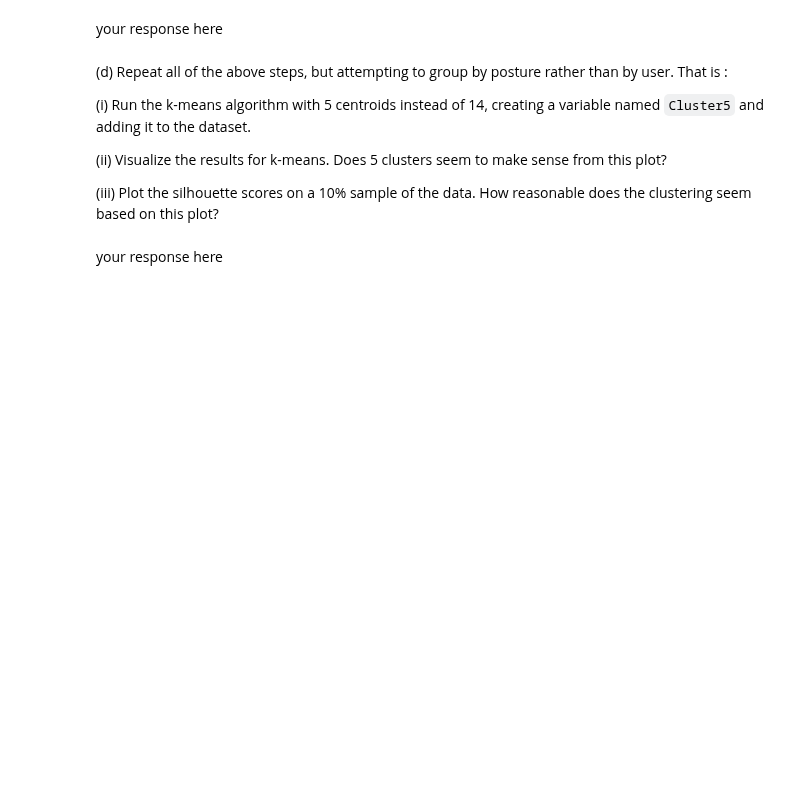
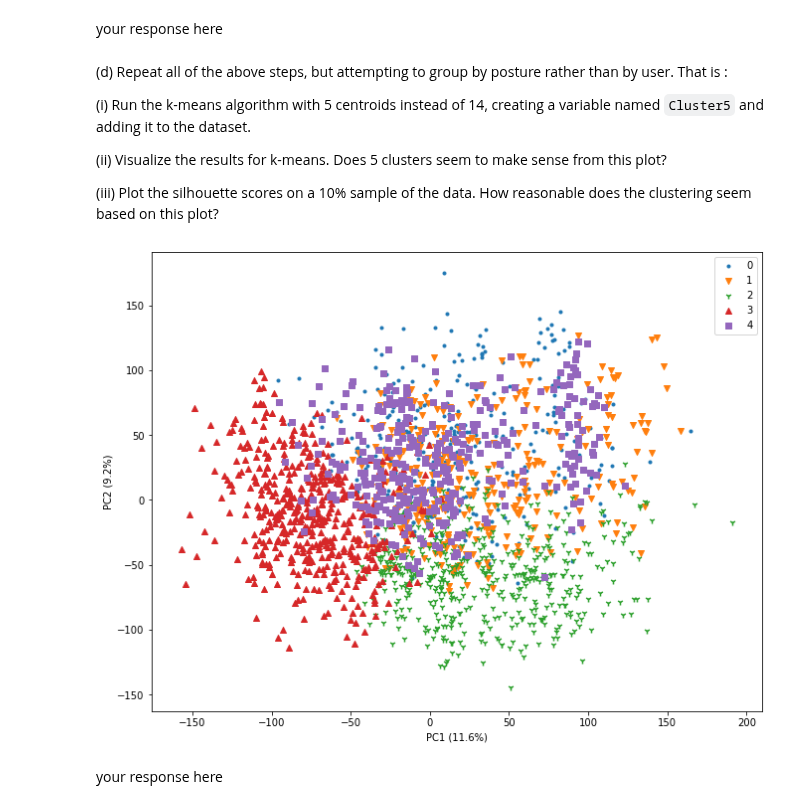
Before and after one commit to medeirosf/2020-CS109B, a Jupyter notebook: content/homeworks/hw02/notebook/cs109b_hw2_edited.ipynb, the cells around one changed output. Cells and saved outputs as stored; diff of their text form; code cells hidden in the pictures; blank space fills up the shorter version.

```diff
--- a/content/homeworks/hw02/notebook/cs109b_hw2_edited.ipynb
+++ b/content/homeworks/hw02/notebook/cs109b_hw2_edited.ipynb
@@ -295,2 +307,12 @@ your response here<br />
+# %%
+#your code here
+pdfx = pd.DataFrame(pdf[pdf.columns[2:]])
+km = KMeans(n_clusters=5, n_init=46, random_state=109)
+pdfk = km.fit(pdfx)
+pdfx['Cluster5'] = pd.DataFrame(pdfk.labels_)
+
+plot_clusters(pdfx, pdfx['Cluster5'], False)
+# %% [output]
+[figure, added]
 # %% [markdown]
 your response here
```
Also changed, not shown: parts of 10 cells of this notebook.
